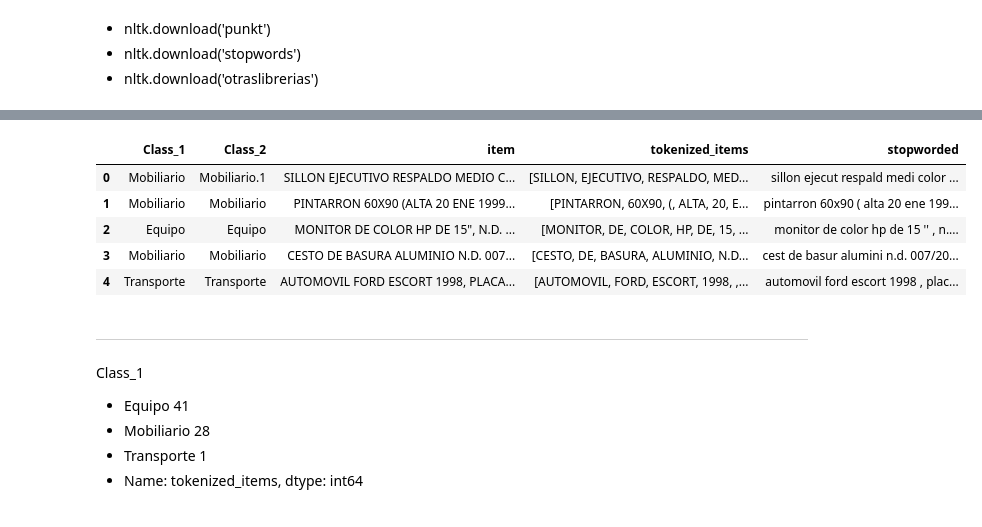
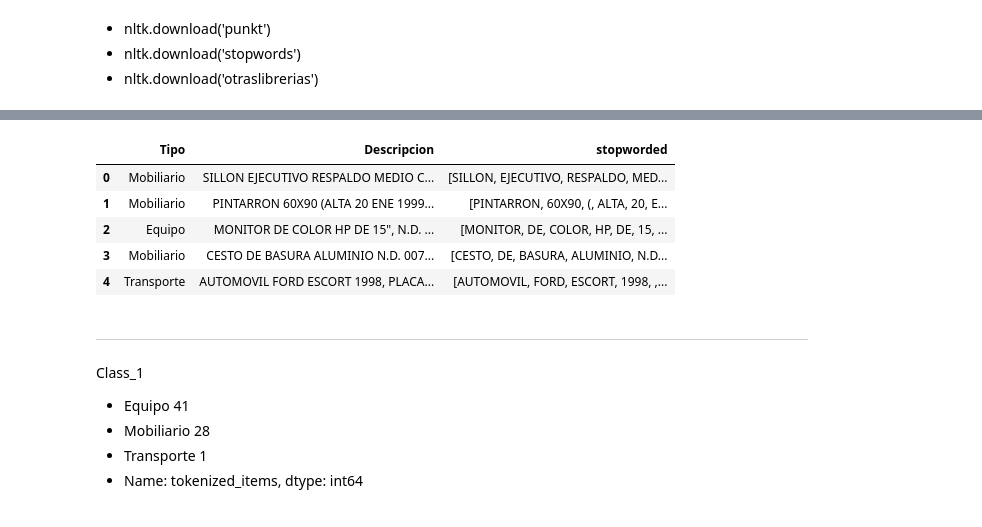
Before and after one commit to SnowTrash/pyHikethroug, a Jupyter notebook: I5912A_9.ipynb, the cells around one changed output, grey strips where cells are left out. Cells and saved outputs as stored; diff of their text form; code cells hidden in the pictures.

```diff
--- a/I5912A_9.ipynb
+++ b/I5912A_9.ipynb
@@ -91,9 +91,9 @@ df.head()
 | 3 | Mobiliario | Mobiliario | CESTO DE BASURA ALUMINIO N.D. 007... | NaN | NaN | NaN | NaN | NaN |
 | 4 | Transporte | Transporte | AUTOMOVIL FORD ESCORT 1998, PLACA... | NaN | NaN | NaN | NaN | NaN |
 # %%
-y =df[[0,1,2]]
+y =df[[0,2]]
 df_sb = pd.DataFrame(y)
-df_sb.columns = ['Class_1','Class_2','item']
+df_sb.columns = ['Tipo','Descripcion']
 print(df_sb.head())
 type(df_sb)
 # %% [output]
@@ -126,20 +128,24 @@ from nltk.stem.snowball import SnowballStemmer
 
 # function to clean data
 def clean_data(df, col, clean_col):
-    # change to lower and remove spaces on either side
-    # Tokenizamos el texto --->
-    df[str(clean_col)] = df[str(col)].apply(lambda x: x.lower())
-    df[str(clean_col)] = df.apply(lambda row: nltk.word_tokenize(row['item']), axis=1)
+
+    #df[str(clean_col)] = df[str(clean_col)].apply(lambda x: x.lower())
+
+    # Tokenizamos el texto --->tokens =
+    df[str(clean_col)] = df.apply(lambda row: nltk.word_tokenize(row[str(col)]), axis=1)
+
+    #df[str(clean_col)] = df.apply(lambda row: row[(col)].lower(), axis=1)
 
     # remove extra spaces in between
     #df[str(clean_col)] = df[str(clean_col)].apply(lambda x: nltk.re.sub('+', ' ', x))
+
     # remove punctuation
-    df[str(clean_col)] = df[str(clean_col)].apply(lambda x: nltk.re.sub('[^a-zA-Z]', ' ', x))
+    #df[str(clean_col)] = df.apply(lambda x: nltk.re.sub('[^a-zA-Z]', ' ', x))
 
     #remove stopwords and get the stem
     #df["stopworded"] = df[str(clean_col)].apply(lambda x: ' '.join(SnowballStemmer('spanish').stem(text) for text in x if text not in stopwords.words('spanish') ))
     return df
 # %%
 print(df_sb.columns.tolist())
-res = clean_data(df_sb.head(70),'item','tokenized_items')
+res = clean_data(df_sb.head(70),'Descripcion','stopworded')
 # %% [output]
@@ -158,12 +158,12 @@ TypeError: ignored
 # %%
-res.head()
+res.head(5)
 # %% [output]
-|  | Class_1 | Class_2 | item | tokenized_items | stopworded |
-| 0 | Mobiliario | Mobiliario.1 | SILLON EJECUTIVO RESPALDO MEDIO C... | [SILLON, EJECUTIVO, RESPALDO, MED... | sillon ejecut respald medi color ... |
-| 1 | Mobiliario | Mobiliario | PINTARRON 60X90 (ALTA 20 ENE 1999... | [PINTARRON, 60X90, (, ALTA, 20, E... | pintarron 60x90 ( alta 20 ene 199... |
-| 2 | Equipo | Equipo | MONITOR DE COLOR HP DE 15", N.D. ... | [MONITOR, DE, COLOR, HP, DE, 15, ... | monitor de color hp de 15 '' , n.... |
-| 3 | Mobiliario | Mobiliario | CESTO DE BASURA ALUMINIO N.D. 007... | [CESTO, DE, BASURA, ALUMINIO, N.D... | cest de basur alumini n.d. 007/20... |
-| 4 | Transporte | Transporte | AUTOMOVIL FORD ESCORT 1998, PLACA... | [AUTOMOVIL, FORD, ESCORT, 1998, ,... | automovil ford escort 1998 , plac... |
+|  | Tipo | Descripcion | stopworded |
+| 0 | Mobiliario | SILLON EJECUTIVO RESPALDO MEDIO C... | [SILLON, EJECUTIVO, RESPALDO, MED... |
+| 1 | Mobiliario | PINTARRON 60X90 (ALTA 20 ENE 1999... | [PINTARRON, 60X90, (, ALTA, 20, E... |
+| 2 | Equipo | MONITOR DE COLOR HP DE 15", N.D. ... | [MONITOR, DE, COLOR, HP, DE, 15, ... |
+| 3 | Mobiliario | CESTO DE BASURA ALUMINIO N.D. 007... | [CESTO, DE, BASURA, ALUMINIO, N.D... |
+| 4 | Transporte | AUTOMOVIL FORD ESCORT 1998, PLACA... | [AUTOMOVIL, FORD, ESCORT, 1998, ,... |
 # %% [markdown]
 --------------------------
 Class_1
```
Also changed, not shown: parts of 16 cells of this notebook.
